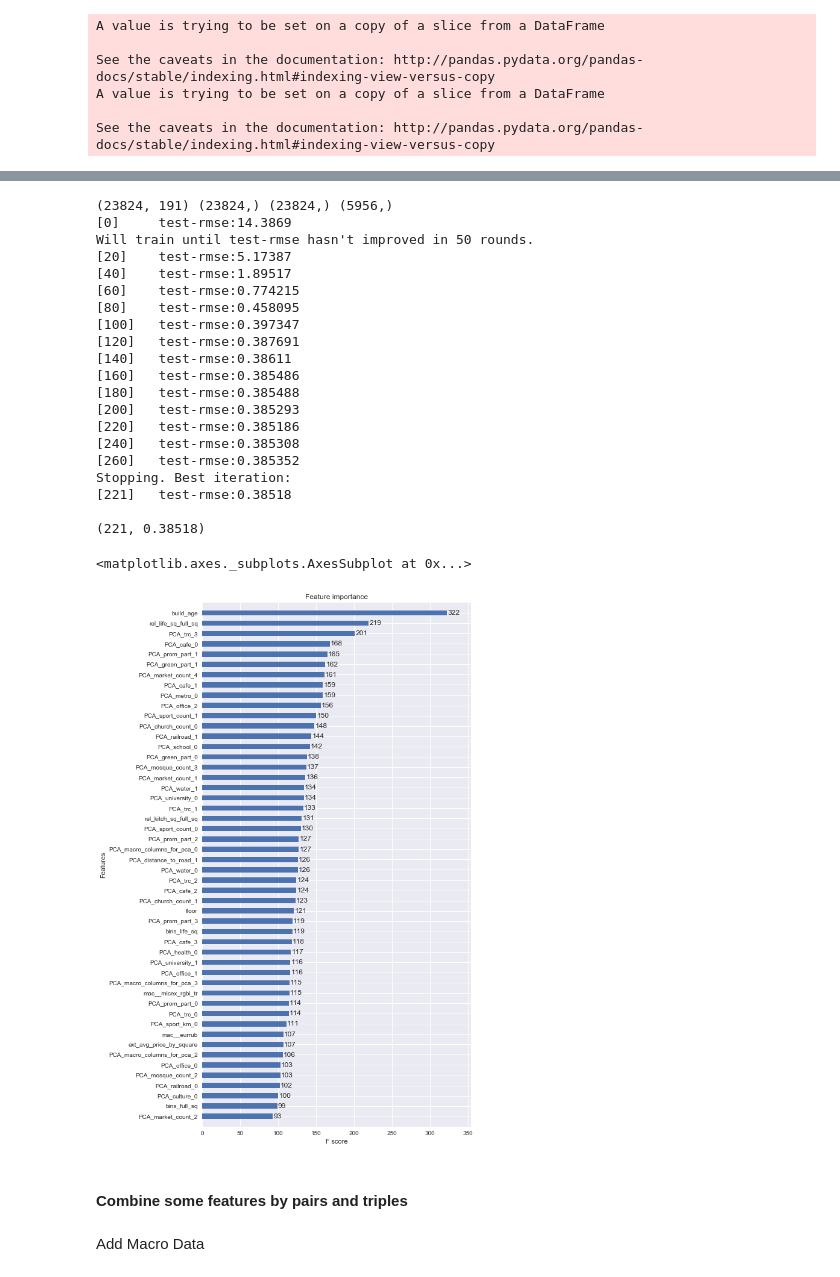
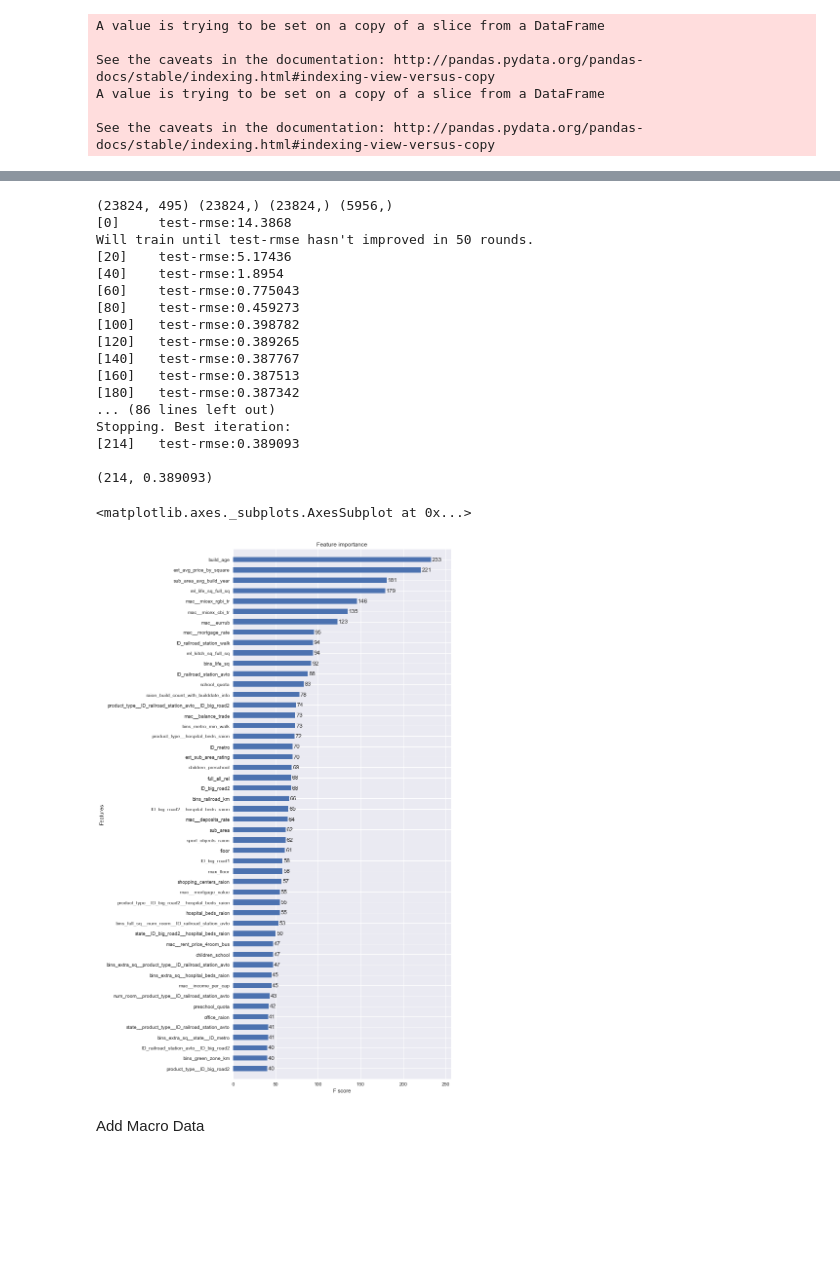
Before and after one commit to kirilldolmatov/SRHM, a Jupyter notebook: SRHM.ipynb, the cells around one changed output, grey strips where cells are left out. Cells and saved outputs as stored; diff of their text form; code cells hidden in the pictures; blank space fills up the shorter version.

Commit message:
add pairs and triples

```diff
--- a/SRHM.ipynb
+++ b/SRHM.ipynb
@@ -702,0 +709,33 @@ for col in columns_for_labeling:
+# %%
+from itertools import combinations
+
+new_comb_columns = []
+columns_for_comb = ['bins_full_sq',
+                    'bins_extra_sq',
+                    'bins_build_year',
+                    'floor',
+                    'state',
+                    'ID_metro',
+                    'max_floor',
+                    'sub_area',
+                    'num_room',
+                    'product_type',
+                    'ID_railroad_station_avto',
+                    'ID_big_road2',
+                    'hospital_beds_raion']
+
+columns_pairs = [el for el in combinations(columns_for_comb, 2)]
+for columns_pair in columns_pairs:
+    columns_name = columns_pair[0] + '__' + columns_pair[1]
+    new_comb_columns.append(columns_name)
+    all_df[columns_name] = all_df[columns_pair[0]].astype(str) + ';' + all_df[columns_pair[1]].astype(str)
+
+print(all_df.shape)
+
+
+columns_triples = [el for el in combinations(columns_for_comb, 3)]
+for columns_triple in columns_triples:
+    columns_name = columns_triple[0] + '__' + columns_triple[1] + '__' + columns_triple[2]
+    new_comb_columns.append(columns_name)
+    all_df[columns_name] = all_df[columns_triple[0]].astype(str) + ';' + all_df[columns_triple[1]].astype(str) + ';' + all_df[columns_triple[2]].astype(str)
+print(all_df.shape)
@@ -703,3 +747,9 @@ for col in columns_for_labeling:
+# %%
+for col in new_comb_columns:
+    if col not in columns_encoded:
+        all_df[col] = all_df[col].astype('category')
+        all_df[col] = all_df[col].cat.codes
+        columns_encoded.append(col)
 # %% [markdown]
 Add log price
 # %%
@@ -769,41 +819,38 @@ for train_index, test_index in kf.split(train_df):
 
     print("%s %s %s %s" % (train_X.shape, train_Y.shape, train_index.shape, test_index.shape))
     print(cv_xgb(train_X, train_Y, test_X, test_Y))
-    break  ## this takes long to run, I am breaking it to demostrate; comment the line if you want full CV
+    #break  ## this takes long to run, I am breaking it to demostrate; comment the line if you want full CV
 # %% [output]
-(23824, 191) (23824,) (23824,) (5956,)
-[0]     test-rmse:14.3869
+(23824, 495) (23824,) (23824,) (5956,)
+[0]     test-rmse:14.3868
 Will train until test-rmse hasn't improved in 50 rounds.
-[20]    test-rmse:5.17387
-[40]    test-rmse:1.89517
-[60]    test-rmse:0.774215
-[80]    test-rmse:0.458095
-[100]   test-rmse:0.397347
-[120]   test-rmse:0.387691
-[140]   test-rmse:0.38611
-[160]   test-rmse:0.385486
-[180]   test-rmse:0.385488
-[200]   test-rmse:0.385293
-[220]   test-rmse:0.385186
-[240]   test-rmse:0.385308
-[260]   test-rmse:0.385352
+[20]    test-rmse:5.17436
+[40]    test-rmse:1.8954
+[60]    test-rmse:0.775043
+[80]    test-rmse:0.459273
+[100]   test-rmse:0.398782
+[120]   test-rmse:0.389265
+[140]   test-rmse:0.387767
+[160]   test-rmse:0.387513
+[180]   test-rmse:0.387342
+... (86 lines left out)
 Stopping. Best iteration:
-[221]   test-rmse:0.38518
+[214]   test-rmse:0.389093
 
-(221, 0.38518)
+(214, 0.389093)
 # %%
-num_boost_round = 221
+num_boost_round = 225
 train_X = train_df.drop('price_log', axis=1)
 train_Y = train_df.price_log
 train = xgb.DMatrix(train_X, train_Y, feature_names=train_X.columns)
 model = xgb.train(dict(xgb_params, silent=0), train, num_boost_round=num_boost_round)
 # %%
 ## important features
-fig, ax = plt.subplots(1, 1, figsize=(8, 16))
+fig, ax = plt.subplots(1, 1, figsize=(8, 20))
 xgb.plot_importance(model, max_num_features=50, height=0.5, ax=ax)
 # %% [output]
 <matplotlib.axes._subplots.AxesSubplot at 0x...>
-[figure, old version]
+[figure, new version]
 # %%
 ## Make a predicition
 test_X = test_df.drop('price_log', axis=1)
@@ -815,4 +862,2 @@ id_test = all_df[all_df.source == 'test'].id
 df_sub = pd.DataFrame({'id': id_test, 'price_doc': y_pred})
 df_sub.to_csv('sub_pca.csv', index=False)
-# %% [markdown]
-#### Combine some features by pairs and triples
```
Also changed, not shown: parts of 13 cells of this notebook.
